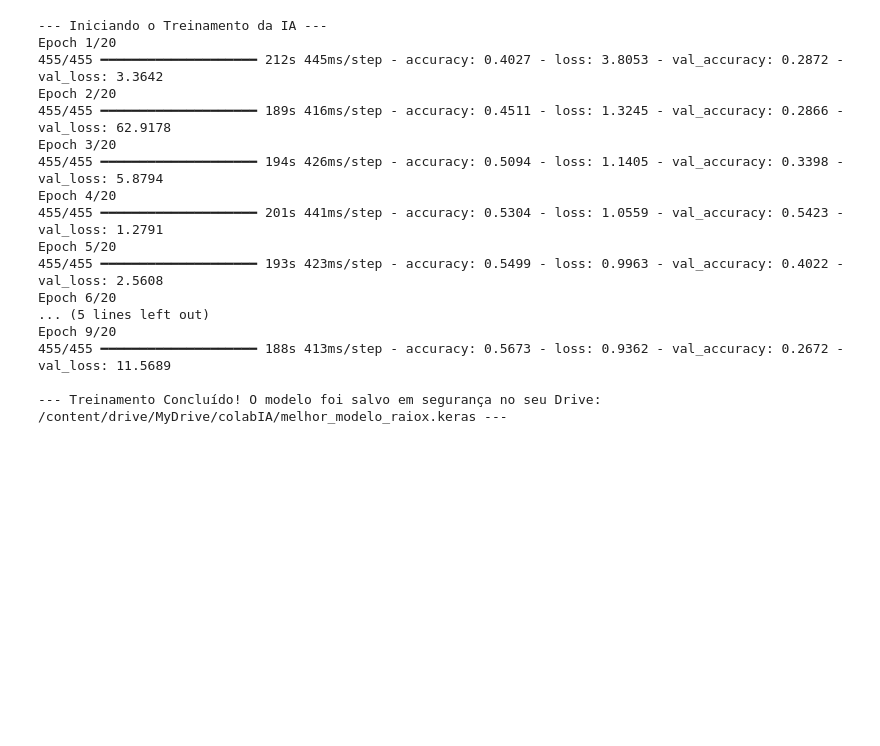
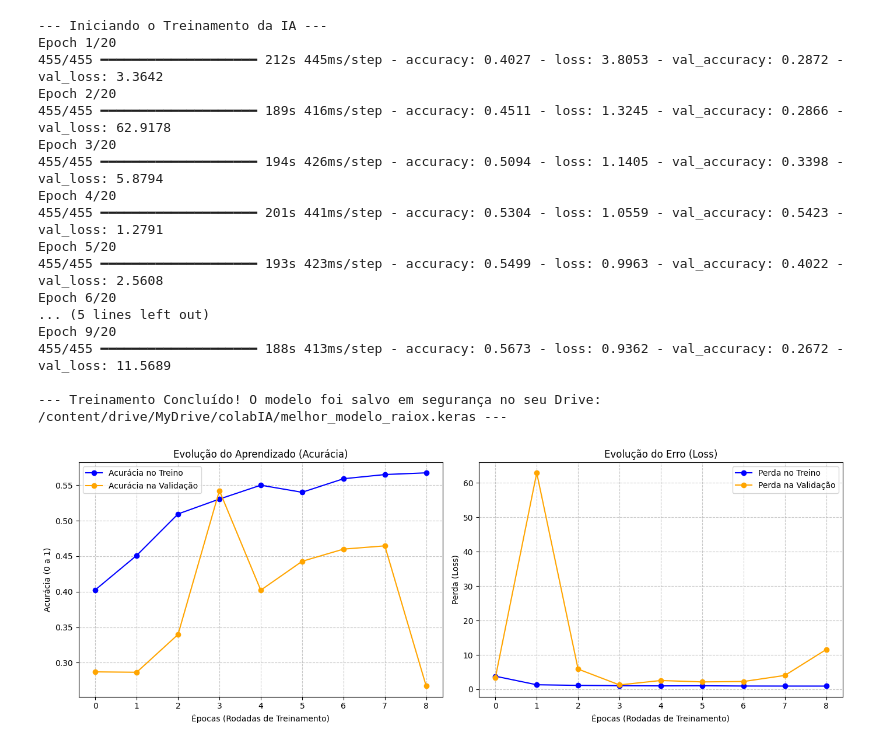
Before and after one commit to diabetico2/trabalho-final-IA, a Jupyter notebook: Trabalho IA.ipynb, the cells around one changed output. Drawn from its saved outputs; the diff is of its cells as text; code cells hidden in the pictures; blank space fills up the shorter version.

```diff
--- a/Trabalho IA.ipynb
+++ b/Trabalho IA.ipynb
@@ -186,3 +186,34 @@ Epoch 9/20
 455/455 ━━━━━━━━━━━━━━━━━━━━ 188s 413ms/step - accuracy: 0.5673 - loss: 0.9362 - val_accuracy: 0.2672 - val_loss: 11.5689
 
 --- Treinamento Concluído! O modelo foi salvo em segurança no seu Drive: /content/drive/MyDrive/colabIA/melhor_modelo_raiox.keras ---
+# %%
+import matplotlib.pyplot as plt
+
+# Configuração do tamanho da imagem
+plt.figure(figsize=(14, 5))
+
+# 1. Gráfico de Acurácia (Taxa de Acertos)
+plt.subplot(1, 2, 1)
+plt.plot(history.history['accuracy'], label='Acurácia no Treino', color='blue', marker='o')
+plt.plot(history.history['val_accuracy'], label='Acurácia na Validação', color='orange', marker='o')
+plt.title('Evolução do Aprendizado (Acurácia)')
+plt.xlabel('Épocas (Rodadas de Treinamento)')
+plt.ylabel('Acurácia (0 a 1)')
+plt.legend()
+plt.grid(True, linestyle='--', alpha=0.7)
+
+# 2. Gráfico de Perda (Taxa de Erros)
+plt.subplot(1, 2, 2)
+plt.plot(history.history['loss'], label='Perda no Treino', color='blue', marker='o')
+plt.plot(history.history['val_loss'], label='Perda na Validação', color='orange', marker='o')
+plt.title('Evolução do Erro (Loss)')
+plt.xlabel('Épocas (Rodadas de Treinamento)')
+plt.ylabel('Perda (Loss)')
+plt.legend()
+plt.grid(True, linestyle='--', alpha=0.7)
+
+# Mostrar os gráficos
+plt.tight_layout()
+plt.show()
+# %% [output]
+[figure, added]
```
Also changed, not shown: parts of 1 cell of this notebook.
